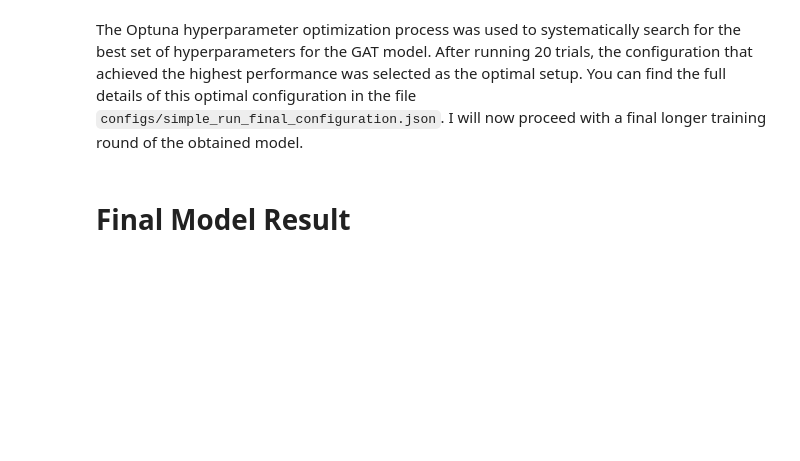
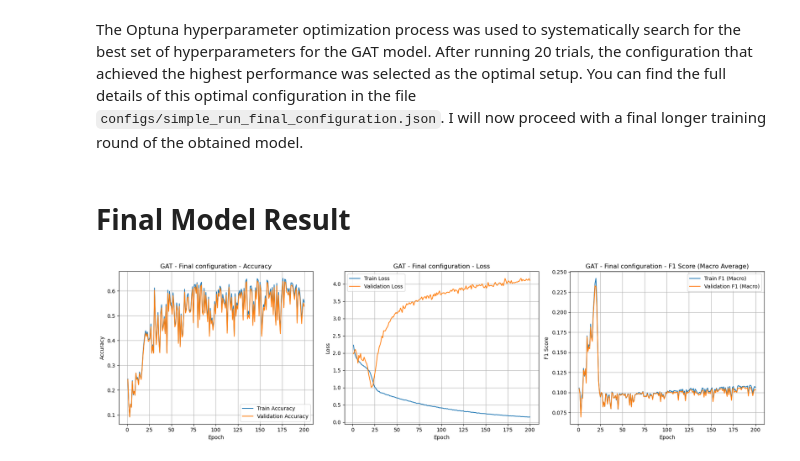
Before and after one commit to tommasoravasio/scRNAseq-GNN-multiclass-tp53, a Jupyter notebook: notebooks/main_experiment.ipynb, the cells around one changed output. Saved outputs shown, nothing was run; the diff lists cells and outputs as text; code cells hidden in the pictures; blank space fills up the shorter version.

Commit message:
added results for final configuration. bad outcome, forgot to set use_adamW to true. re running it

```diff
--- a/notebooks/main_experiment.ipynb
+++ b/notebooks/main_experiment.ipynb
@@ -662,3 +662,7 @@ You can find the full details of this optimal configuration in the file `configs
 I will now proceed with a final longer training round of the obtained model.
 # %% [markdown]
 # Final Model Result
+# %%
+model_comparison.plot_training_curves("../Results/target/final_configuration/training_log.csv", model_name = "GAT - Final configuration")
+# %% [output]
+[figure, added]
```
Also changed, not shown: 9 other files.
